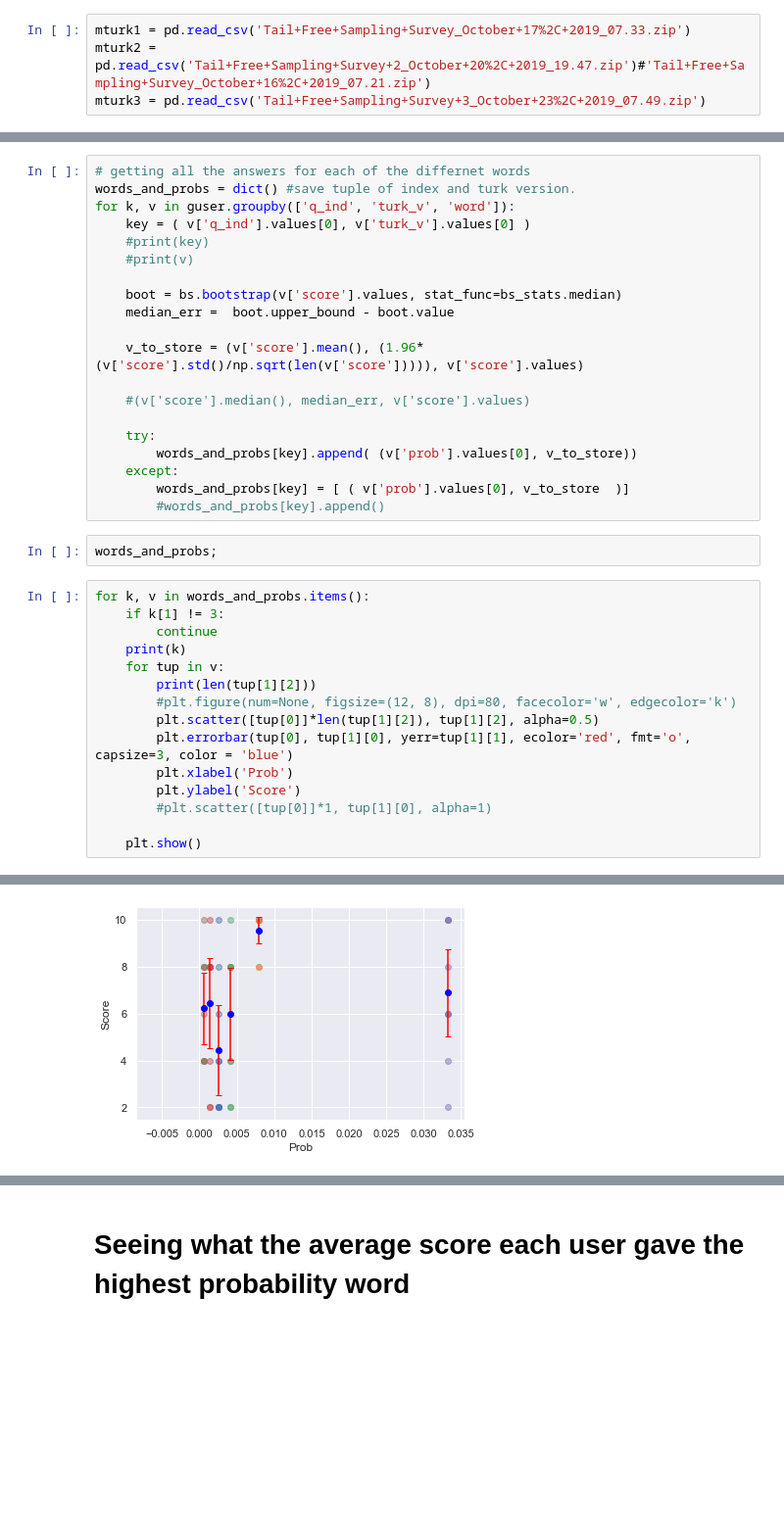
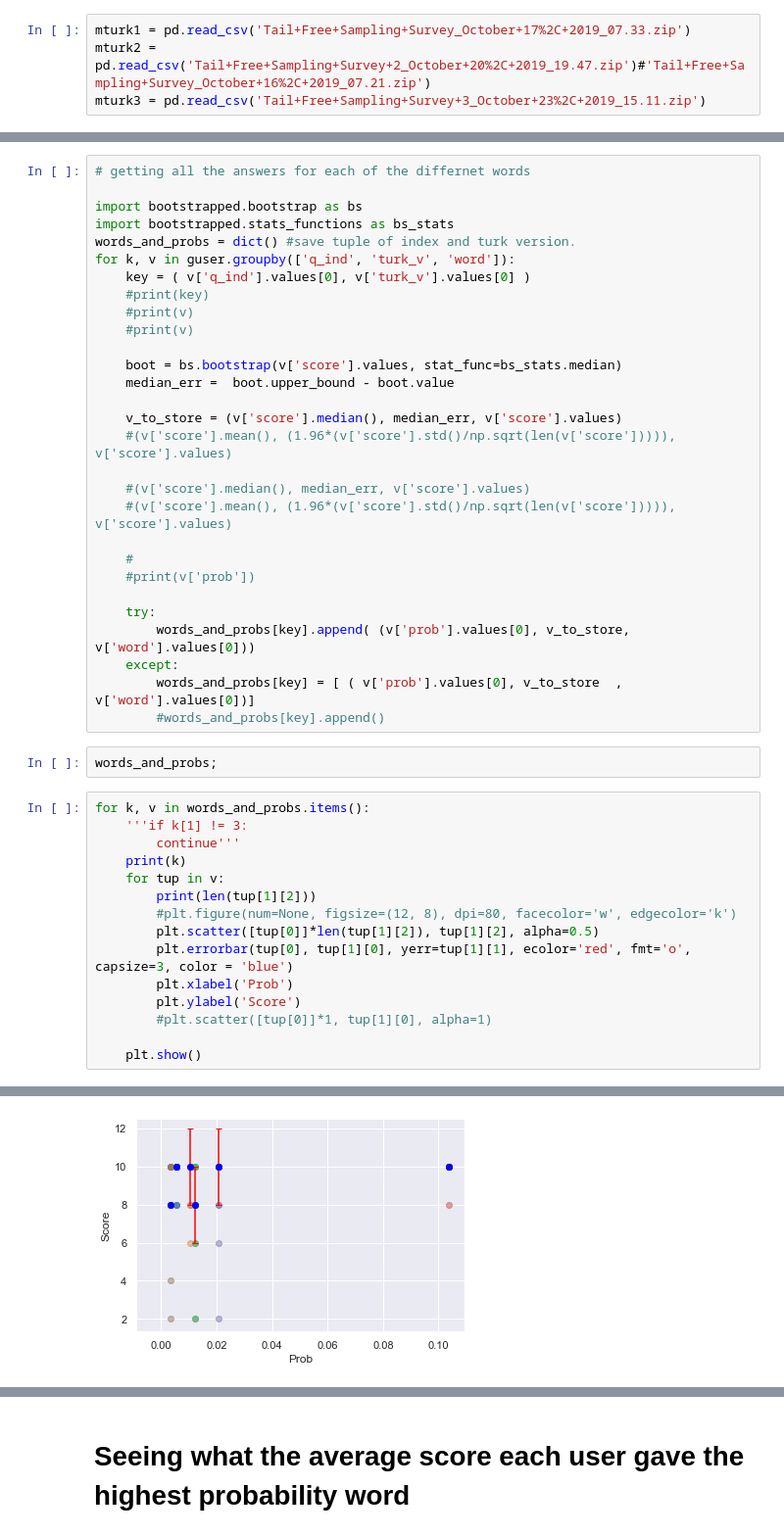
Before and after one commit to TrentBrick/tail-sampling, a Jupyter notebook: AnalyzeMTurk.ipynb, the cells around one changed output, grey strips where cells are left out. Shown at 98% size. Drawn from its saved outputs; the diff is of its cells as text; blank space fills up the shorter version.

```diff
--- a/AnalyzeMTurk.ipynb
+++ b/AnalyzeMTurk.ipynb
@@ -19,7 +19,7 @@ answer_orders3 = pickle.load(open('MTURK_QUESTIONS_THREE_' + '_answers_list.pick
 # %%
 mturk1 = pd.read_csv('Tail+Free+Sampling+Survey_October+17%2C+2019_07.33.zip')
 mturk2 = pd.read_csv('Tail+Free+Sampling+Survey+2_October+20%2C+2019_19.47.zip')#'Tail+Free+Sampling+Survey_October+16%2C+2019_07.21.zip')
-mturk3 = pd.read_csv('Tail+Free+Sampling+Survey+3_October+23%2C+2019_07.49.zip')
+mturk3 = pd.read_csv('Tail+Free+Sampling+Survey+3_October+23%2C+2019_15.11.zip')
 # %%
 print(mturk1.shape, mturk2.shape, mturk3.shape)
 # %% [output]
@@ -1245,29 +1261,38 @@ guser.tail()
 # %%
 # getting all the answers for each of the differnet words
+
+import bootstrapped.bootstrap as bs
+import bootstrapped.stats_functions as bs_stats
 words_and_probs = dict() #save tuple of index and turk version.
 for k, v in guser.groupby(['q_ind', 'turk_v', 'word']):
     key = ( v['q_ind'].values[0], v['turk_v'].values[0] )
     #print(key)
     #print(v)
+    #print(v)
 
     boot = bs.bootstrap(v['score'].values, stat_func=bs_stats.median)
     median_err =  boot.upper_bound - boot.value
 
-    v_to_store = (v['score'].mean(), (1.96*(v['score'].std()/np.sqrt(len(v['score'])))), v['score'].values)
+    v_to_store = (v['score'].median(), median_err, v['score'].values)
+    #(v['score'].mean(), (1.96*(v['score'].std()/np.sqrt(len(v['score'])))), v['score'].values)
 
     #(v['score'].median(), median_err, v['score'].values)
+    #(v['score'].mean(), (1.96*(v['score'].std()/np.sqrt(len(v['score'])))), v['score'].values)
+
+    #
+    #print(v['prob'])
 
     try:
-        words_and_probs[key].append( (v['prob'].values[0], v_to_store))
+        words_and_probs[key].append( (v['prob'].values[0], v_to_store, v['word'].values[0]))
     except:
-        words_and_probs[key] = [ ( v['prob'].values[0], v_to_store  )]
+        words_and_probs[key] = [ ( v['prob'].values[0], v_to_store  , v['word'].values[0])]
         #words_and_probs[key].append()
 # %%
 words_and_probs;
 # %%
 for k, v in words_and_probs.items():
-    if k[1] != 3:
-        continue
+    '''if k[1] != 3:
+        continue'''
     print(k)
     for tup in v:
         print(len(tup[1][2]))
@@ -1306 +1331 @@ for k, v in words_and_probs.items():
-[figure, old version]
+[figure, new version]
```
Also changed, not shown: parts of 88 cells of this notebook, 6 other files.
